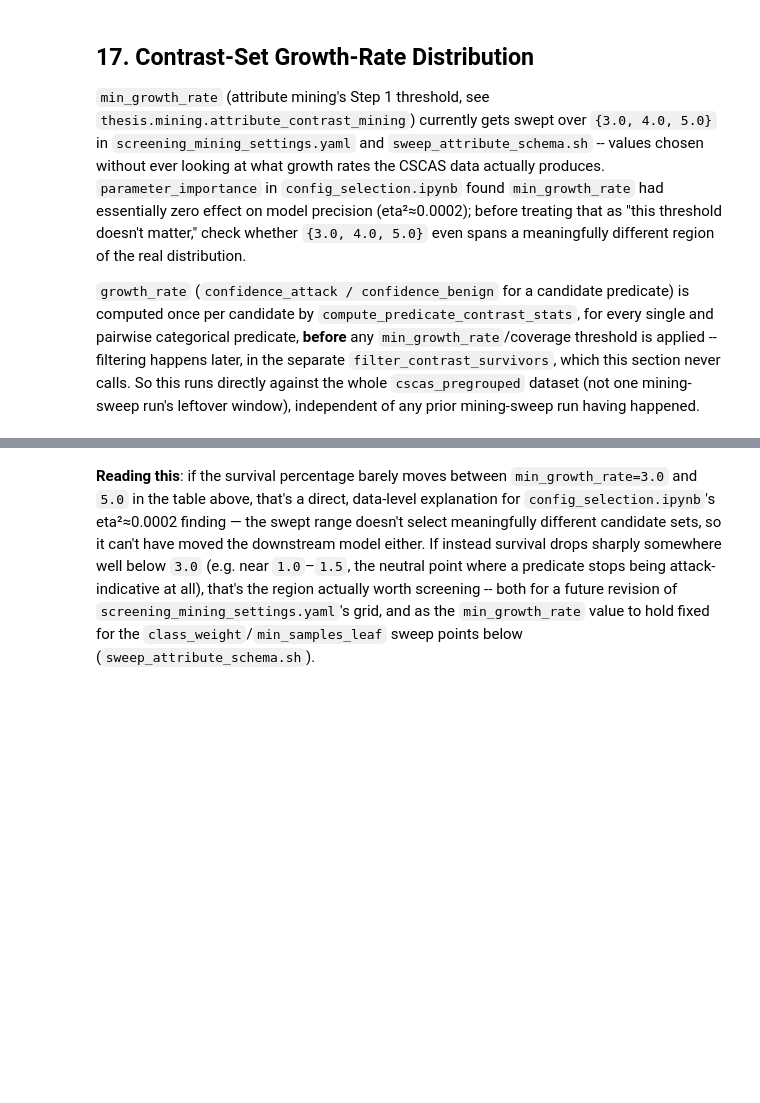
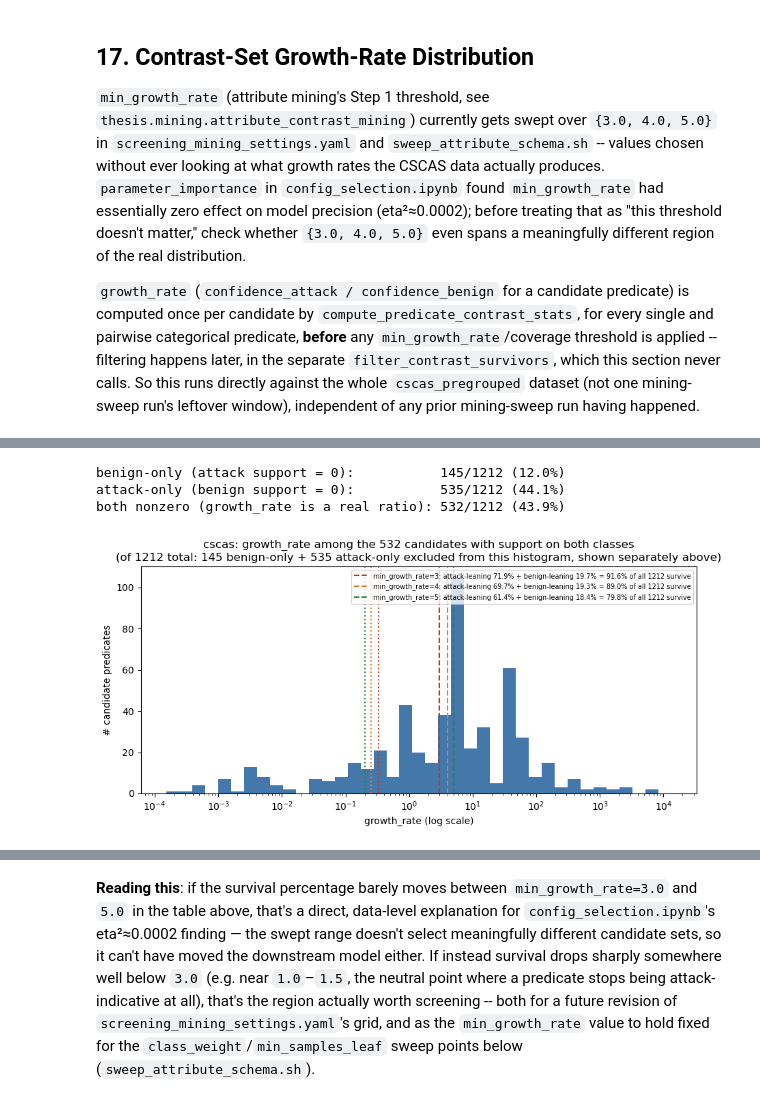
Before and after one commit to annaneliaa/msc-thesis, a Jupyter notebook: src/thesis/notebooks/inspect_cscas_dataset.ipynb, the cells around one changed output, grey strips where cells are left out. Drawn from its saved outputs; the diff is of its cells as text; code cells hidden in the pictures; blank space fills up the shorter version.

```diff
--- a/src/thesis/notebooks/inspect_cscas_dataset.ipynb
+++ b/src/thesis/notebooks/inspect_cscas_dataset.ipynb
@@ -351,7 +413,0 @@ import json
-# %%
-target_window_group_file = "../../../artifacts/cache/cscas/groups/cscas_target_window_w21600s/alert_groups/alert_groups_raw.json"
-
-with open(target_window_group_file, 'r') as f:
-    tw_groups = json.load(f)
-
-print(f'Loaded {len(tw_groups)} target-window alert_groups')
@@ -822,39 +964,79 @@ contrast_stats[["itemset", "growth_rate", "confidence_attack", "confidence_benig
 # %%
 CURRENT_THRESHOLDS = [3.0, 4.0, 5.0]  # the existing screening_mining_settings.yaml / sweep_attribute_schema.sh grid
 
-# growth_rate == 0 means the predicate never fires on any attack alert_group
-# (attack_support == 0) -- not a candidate contrast-mining could ever surface
-# regardless of threshold, and log(0) isn't plottable. Report it separately,
-# exclude it from the distribution below.
+# contrast_stats no longer contains "dead" candidates (compute_predicate_
+# contrast_stats drops them upstream now), but growth_rate is still not a
+# single homogeneous population: a candidate with confidence_attack=0 has
+# growth_rate=0 exactly (benign-only), and one with confidence_benign=0 has
+# growth_rate = confidence_attack/eps -- a huge but essentially arbitrary
+# finite number (attack-only), an artifact of the +eps smoothing rather than
+# a meaningful magnitude. Only candidates with support on BOTH classes have
+# a growth_rate that's a genuinely comparable ratio, and only for that
+# group can min_growth_rate's specific value (3 vs. 4 vs. 5) ever change
+# the outcome -- benign-only/attack-only candidates trivially clear their
+# respective direction regardless of which of {3,4,5} is picked.
+ca = contrast_stats["confidence_attack"]
+cb = contrast_stats["confidence_benign"]
 gr = contrast_stats["growth_rate"]
-n_zero = int((gr == 0).sum())
-gr_nonzero = gr[gr > 0]
-print(f"{n_zero}/{len(gr)} candidates never fire on any attack (growth_rate=0, excluded below)")
-print(f"{len(gr_nonzero)} candidates with growth_rate > 0")
+
+benign_only = (ca == 0) & (cb > 0)
+attack_only = (ca > 0) & (cb == 0)
+both_nonzero = (ca > 0) & (cb > 0)
+n_total = len(contrast_stats)
+
+print(f"benign-only (attack support = 0):           {benign_only.sum()}/{n_total} ({benign_only.mean()*100:.1f}%)")
+print(f"attack-only (benign support = 0):           {attack_only.sum()}/{n_total} ({attack_only.mean()*100:.1f}%)")
+print(f"both nonzero (growth_rate is a real ratio): {both_nonzero.sum()}/{n_total} ({both_nonzero.mean()*100:.1f}%)")
+
+gr_both = gr[both_nonzero]
 
 fig, ax = plt.subplots(figsize=(9, 4.5))
-bins = np.logspace(np.log10(gr_nonzero.min()), np.log10(gr_nonzero.max()), 40)
-ax.hist(gr_nonzero, bins=bins, color="#4477AA")
+bins = np.logspace(np.log10(gr_both.min()), np.log10(gr_both.max()), 40)
+ax.hist(gr_both, bins=bins, color="#4477AA")
 ax.set_xscale("log")
 ax.set_xlabel("growth_rate (log scale)")
 ax.set_ylabel("# candidate predicates")
-ax.set_title(f"cscas: growth_rate distribution across {len(gr_nonzero)} candidate predicates (Step 1, unfiltered)")
+ax.set_title(
+    f"cscas: growth_rate among the {both_nonzero.sum()} candidates with support on both classes\n"
+    f"(of {n_total} total: {benign_only.sum()} benign-only + {attack_only.sum()} attack-only excluded from this histogram, "
+    "shown separately above)"
+)
 
 palette = ["#CC3311", "#EE7733", "#228833"]
 for t, color in zip(CURRENT_THRESHOLDS, palette):
-    pct = (gr >= t).mean() * 100
-    ax.axvline(t, color=color, linestyle="--", linewidth=1.5, label=f"min_growth_rate={t:g} ({pct:.1f}% of all candidates survive)")
-ax.legend(loc="upper right", fontsize=8)
+    attack_leaning = gr >= t
+    benign_leaning = (cb > 0) & (gr <= 1.0 / t)
+    pct_either = (attack_leaning | benign_leaning).mean() * 100
+    ax.axvline(t, color=color, linestyle="--", linewidth=1.5,
+               label=(f"min_growth_rate={t:g}: attack-leaning {attack_leaning.mean()*100:.1f}% "
+                      f"+ benign-leaning {benign_leaning.mean()*100:.1f}% = {pct_either:.1f}% of all {n_total} survive"))
+    ax.axvline(1.0 / t, color=color, linestyle=":", linewidth=1.5)
+ax.legend(loc="upper right", fontsize=7)
 plt.tight_layout()
 plt.show()
 
 # Finer-grained survival table, including thresholds well below the current
 # grid, to see where the real "elbow" (the point candidate survival actually
-# drops sharply) sits relative to {3.0, 4.0, 5.0}.
+# drops sharply) sits relative to {3.0, 4.0, 5.0} -- split by direction to
+# match filter_contrast_survivors's either-side keep rule. Percentages are
+# now of n_total (post dead-drop), not the old pre-fix 2933. Note this is
+# growth_rate only; min_attack_coverage/min_benign_coverage gates aren't
+# applied here.
 survival = pd.DataFrame(
     [
-        {"threshold": t, "n_survive": int((gr >= t).sum()), "pct_of_all": (gr >= t).mean() * 100}
+        {
+            "threshold": t,
+            "n_attack_leaning": int((gr >= t).sum()),
+            "n_benign_leaning": int(((cb > 0) & (gr <= 1.0 / t)).sum()),
+            "n_survive_either": int(((gr >= t) | ((cb > 0) & (gr <= 1.0 / t))).sum()),
+            "pct_of_all": (((gr >= t) | ((cb > 0) & (gr <= 1.0 / t))).mean()) * 100,
+        }
         for t in [0.5, 1.0, 1.5, 2.0, 2.5, 3.0, 4.0, 5.0, 8.0, 10.0, 50.0]
     ]
 )
 survival
+# %% [output]
+benign-only (attack support = 0):           145/1212 (12.0%)
+attack-only (benign support = 0):           535/1212 (44.1%)
+both nonzero (growth_rate is a real ratio): 532/1212 (43.9%)
+[figure, added]
```
Also changed, not shown: parts of 78 cells of this notebook, 4 other files.
